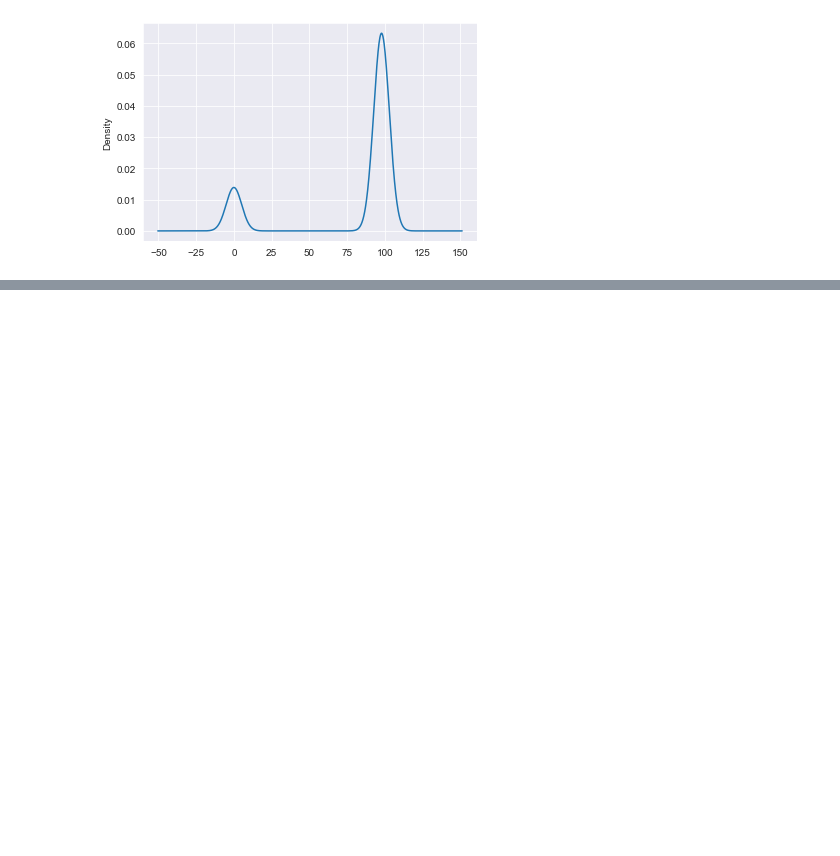
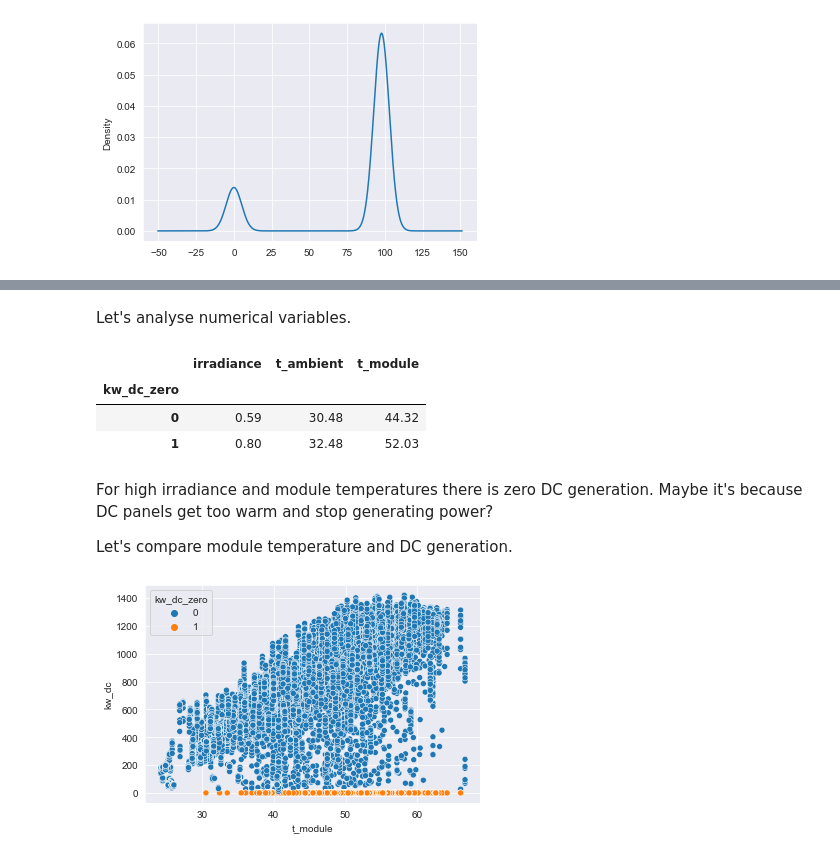
Before and after one commit to luis-cj/data-science-solar-power-plant, a Jupyter notebook: solar_power_plant_part_3.ipynb, the cells around one changed output, grey strips where cells are left out. Drawn from its saved outputs; the diff is of its cells as text; code cells hidden in the pictures; blank space fills up the shorter version.

```diff
--- a/solar_power_plant_part_3.ipynb
+++ b/solar_power_plant_part_3.ipynb
@@ -460,0 +496,3 @@ df[df["plant"] == "p2"]["efficiency"].between_time("08:00:00","15:00:00").plot.d
+# %%
+temp["kw_dc_zero"] = np.where(temp["kw_dc"] == 0, 1, 0)
+temp
@@ -460,0 +514,17 @@ df[df["plant"] == "p2"]["efficiency"].between_time("08:00:00","15:00:00").plot.d
+# %% [markdown]
+Let's analyse numerical variables.
+# %%
+temp.groupby(["kw_dc_zero"])[["irradiance","t_ambient","t_module"]].mean()
+# %% [output]
+|  | irradiance | t_ambient | t_module |
+| kw_dc_zero |  |  |  |
+| 0 | 0.59 | 30.48 | 44.32 |
+| 1 | 0.80 | 32.48 | 52.03 |
+# %% [markdown]
+For high irradiance and module temperatures there is zero DC generation. Maybe it's because DC panels get too warm and stop generating power?
+
+Let's compare module temperature and DC generation.
+# %%
+sns.scatterplot(data=temp, x="t_module", y="kw_dc", hue="kw_dc_zero");
+# %% [output]
+[figure, added]
```
Also changed, not shown: parts of 9 cells of this notebook.
